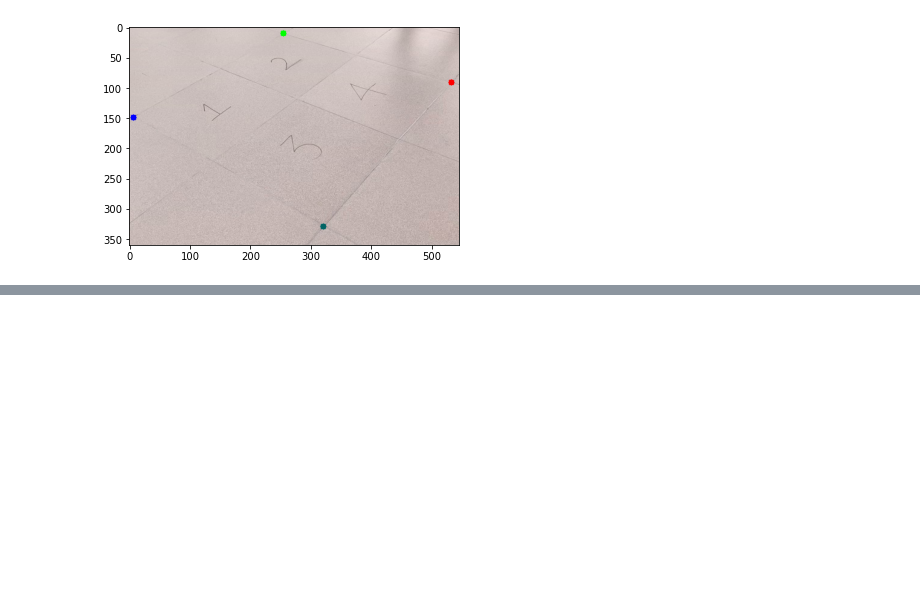
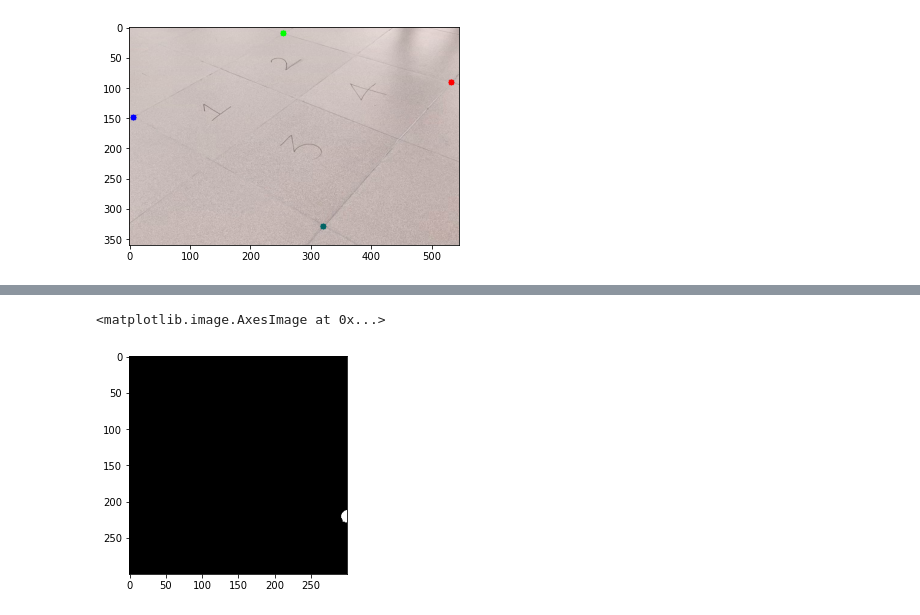
Before and after one commit to gokulg02/DEXBOT-CV-workshop, a Jupyter notebook: Untitled.ipynb, the cells around one changed output, grey strips where cells are left out. Drawn from its saved outputs; the diff is of its cells as text; code cells hidden in the pictures; blank space fills up the shorter version.

```diff
--- a/Untitled.ipynb
+++ b/Untitled.ipynb
@@ -71,0 +95,6 @@ f= cv2.imread(r'data/vid_img/frame0.jpg')
+# %%
+mask = thresh(hsv_img)
+plt.imshow(mask,cmap='gray')
+# %% [output]
+<matplotlib.image.AxesImage at 0x...>
+[figure, added]
```
Also changed, not shown: parts of 8 cells of this notebook.
